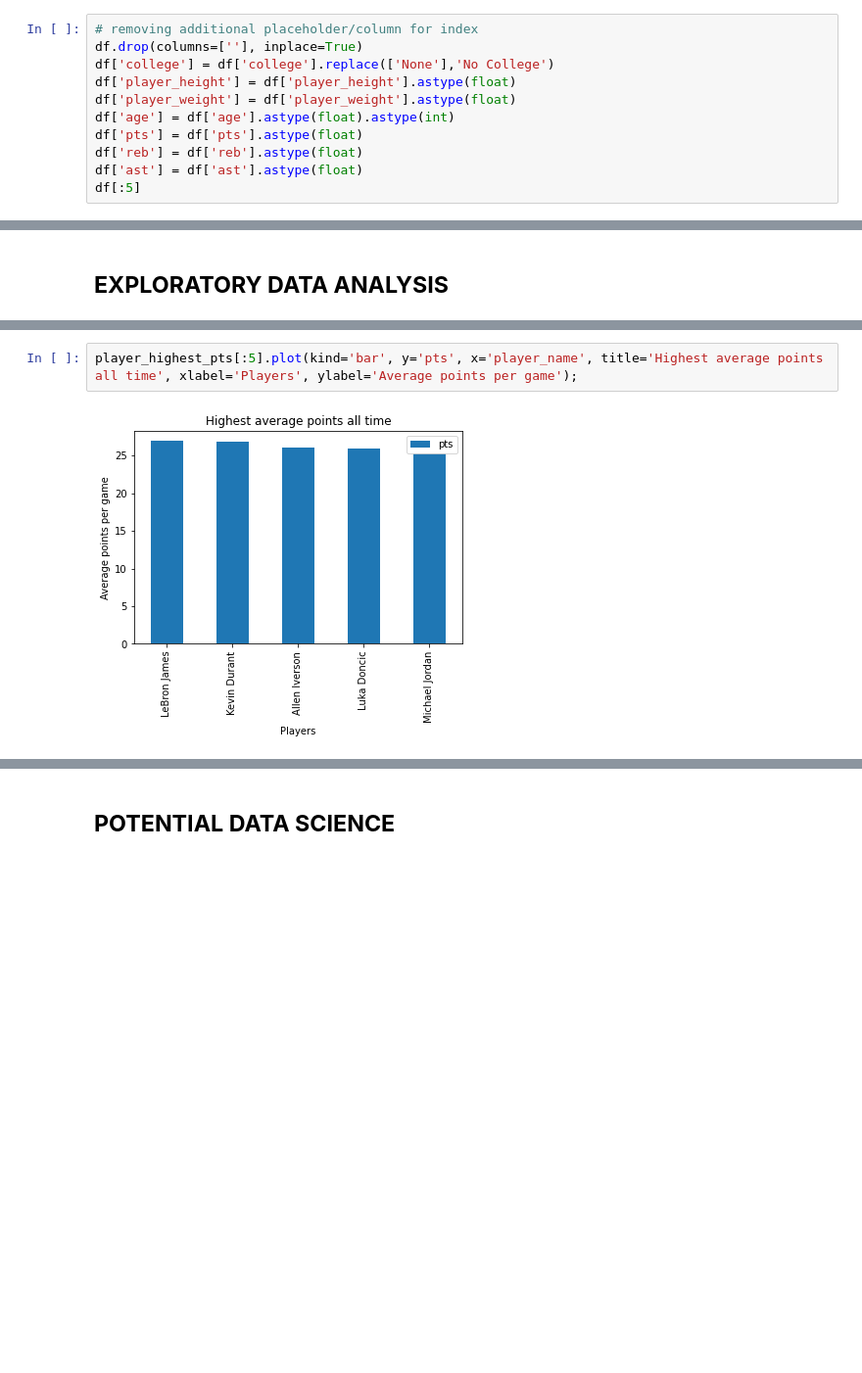
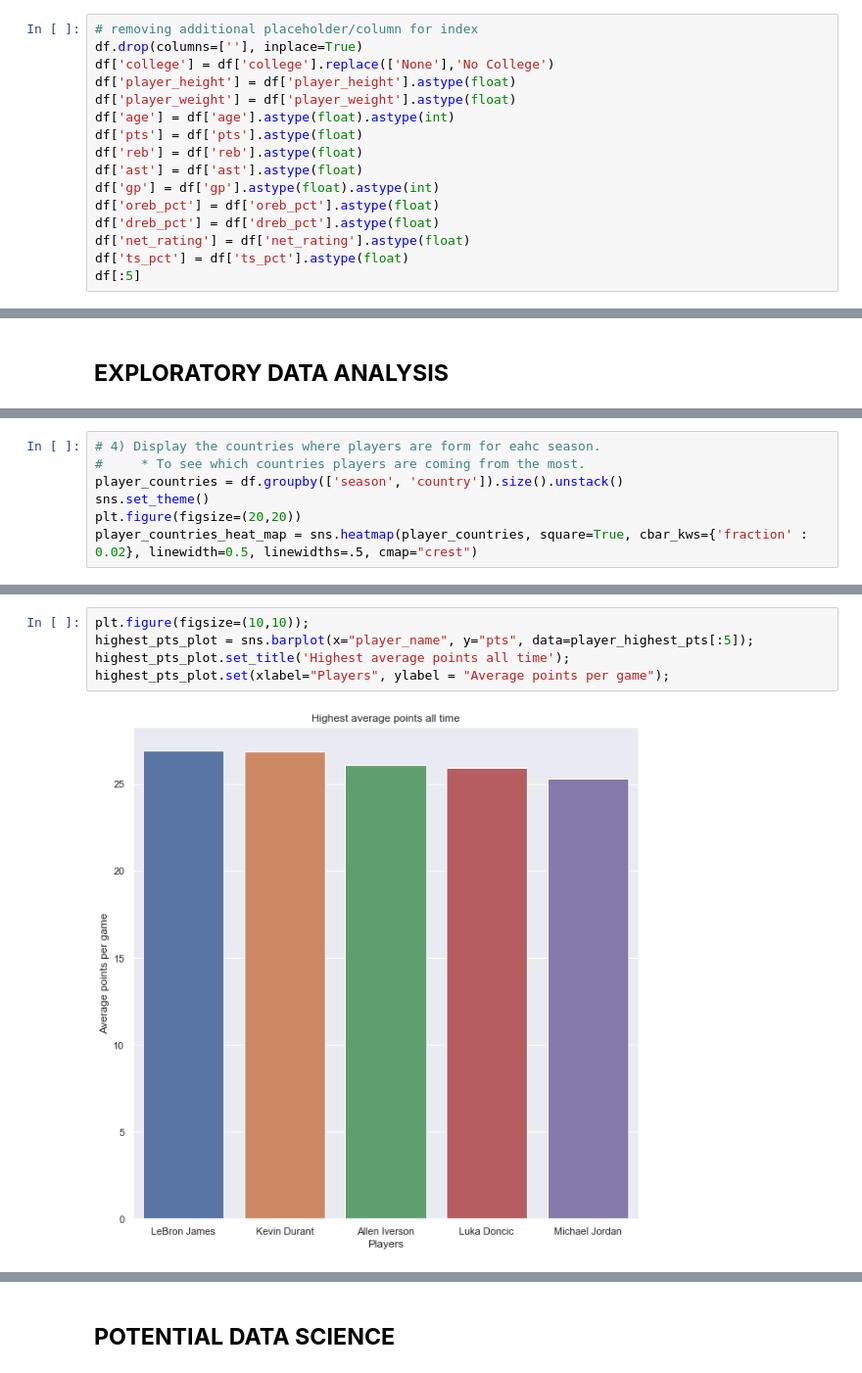
Before and after one commit to preet-panchal/NBA-MVP-Predictor, a Jupyter notebook: final-project-group16.ipynb, the cells around one changed output, grey strips where cells are left out. Shown at 98% size. Saved outputs shown, nothing was run; the diff lists cells and outputs as text; blank space fills up the shorter version.

```diff
--- a/final-project-group16.ipynb
+++ b/final-project-group16.ipynb
@@ -101,6 +101,11 @@ df['age'] = df['age'].astype(float).astype(int)
 df['pts'] = df['pts'].astype(float)
 df['reb'] = df['reb'].astype(float)
 df['ast'] = df['ast'].astype(float)
+df['gp'] = df['gp'].astype(float).astype(int)
+df['oreb_pct'] = df['oreb_pct'].astype(float)
+df['dreb_pct'] = df['dreb_pct'].astype(float)
+df['net_rating'] = df['net_rating'].astype(float)
+df['ts_pct'] = df['ts_pct'].astype(float)
 df[:5]
 # %% [output]
 |  | player_name | team_abbreviation | age | player_height | player_weight | college | country | draft_year | ... |
@@ -233,0 +250,7 @@ df["country"].value_counts()[:10].plot.bar();
+# %%
+# 4) Display the countries where players are form for eahc season.
+#     * To see which countries players are coming from the most.
+player_countries = df.groupby(['season', 'country']).size().unstack()
+sns.set_theme()
+plt.figure(figsize=(20,20))
+player_countries_heat_map = sns.heatmap(player_countries, square=True, cbar_kws={'fraction' : 0.02}, linewidth=0.5, linewidths=.5, cmap="crest")
@@ -295,7 +321,10 @@ player_highest_pts = df.groupby(["player_name"]).mean().sort_values(by='pts', as
 player_highest_ast = df.groupby(["player_name"]).mean().sort_values(by='ast', ascending=False).reset_index()
 player_highest_reb = df.groupby(["player_name"]).mean().sort_values(by='reb', ascending=False).reset_index()
 # %%
-player_highest_pts[:5].plot(kind='bar', y='pts', x='player_name', title='Highest average points all time', xlabel='Players', ylabel='Average points per game');
+plt.figure(figsize=(10,10));
+highest_pts_plot = sns.barplot(x="player_name", y="pts", data=player_highest_pts[:5]);
+highest_pts_plot.set_title('Highest average points all time');
+highest_pts_plot.set(xlabel="Players", ylabel = "Average points per game");
 # %% [output]
-[figure, old version]
+[figure, new version]
 # %%
```
Also changed, not shown: parts of 42 cells of this notebook.
